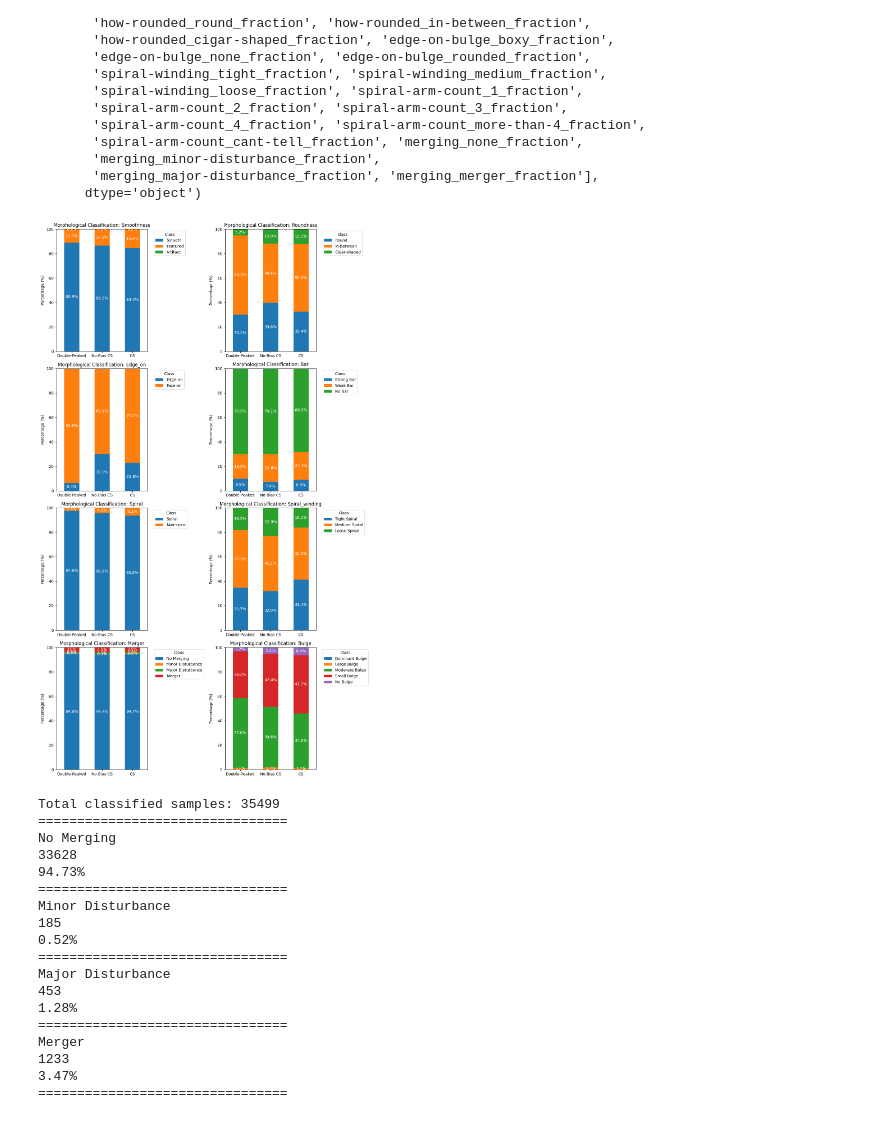
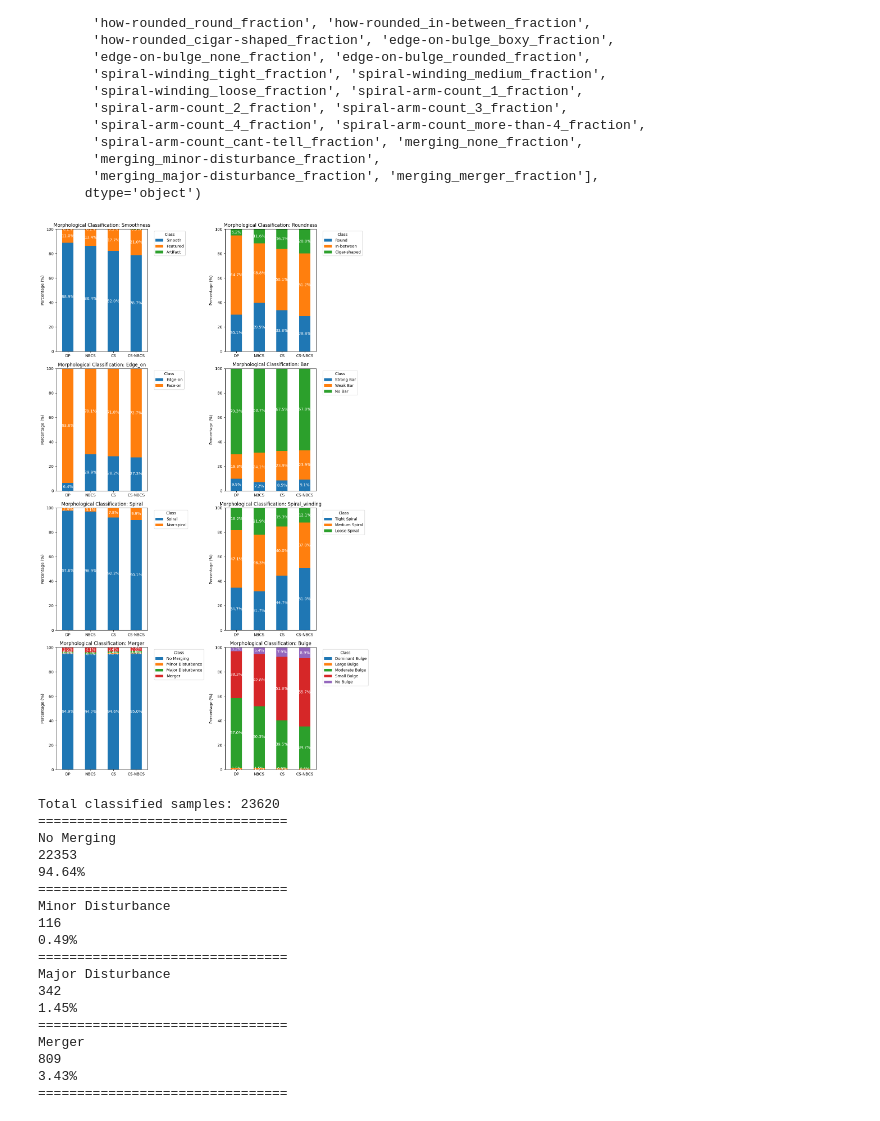
Before and after one commit to hyp0515/searching_inflow, a Jupyter notebook: morph_analyze.ipynb, the cells around one changed output. Cells and saved outputs as stored; diff of their text form; code cells hidden in the pictures.

Commit message:
ADD pipeline to extract dp samples (undone)

```diff
--- a/morph_analyze.ipynb
+++ b/morph_analyze.ipynb
@@ -16,11 +16,14 @@ gz_df = pd.read_csv('/Users/hyp0515/data/gz_desi_deep_learning_catalog_friendly.
 # %%
 dp_samples_ids      = read_ids('dp_samples_ids.txt')
 nbcs_samples_ids    = read_ids('nbcs_samples_ids.txt')
-cs_samples_ids      = read_ids('parent_samples_ids.txt')
+cs_samples_ids      = read_ids('cs_samples_ids.txt')
+cs_wo_nb_samples_ids = [tid for tid in cs_samples_ids if tid not in nbcs_samples_ids]
+
 
 DP_SPECTRA = Spectrum(spectra_data, color_data, cigale_data, fastspecfit, load_targetID=dp_samples_ids)
 NBCS_SPECTRA = Spectrum(spectra_data, color_data, cigale_data, fastspecfit, load_targetID=nbcs_samples_ids)
 CS_SPECTRA = Spectrum(spectra_data, color_data, cigale_data, fastspecfit, load_targetID=cs_samples_ids)
+CS_WO_NB_SPECTRA = Spectrum(spectra_data, color_data, cigale_data, fastspecfit, load_targetID=cs_wo_nb_samples_ids)
 # %%
 from scipy.spatial import KDTree
 
@@ -71,10 +74,12 @@ def find_all_matches(spectra_df, gz_df, gz_tree, search_radius_deg=0.001):
 dp_morph_df = find_all_matches(DP_SPECTRA.df, gz_df, gz_tree)
 nbcs_morph_df = find_all_matches(NBCS_SPECTRA.df, gz_df, gz_tree)
 cs_morph_df = find_all_matches(CS_SPECTRA.df, gz_df, gz_tree)
+cs_wo_nb_morph_df = find_all_matches(CS_WO_NB_SPECTRA.df, gz_df, gz_tree)
 
 print("DP matches found:", len(dp_morph_df))
 print("NBCS matches found:", len(nbcs_morph_df))
 print("CS matches found:", len(cs_morph_df))
+print("CS without NBCS matches found:", len(cs_wo_nb_morph_df))
 dp_morph_df.head()
 # %% [output]
 DP matches found: 11879
@@ -180,43 +186,44 @@ for name, (cols, class_names) in classes.items():
     dp_percentages = get_classification_percentages(dp_morph_df, cols, class_names)
     nbcs_percentages = get_classification_percentages(nbcs_morph_df, cols, class_names)
     cs_percentages = get_classification_percentages(cs_morph_df, cols, class_names)
+    cs_wo_nb_percentages = get_classification_percentages(cs_wo_nb_morph_df, cols, class_names)
 
     # Combine the results into a single DataFrame
-    combined_df = pd.DataFrame({'Double-Peaked': dp_percentages, 'No-Bias CS': nbcs_percentages, 'CS': cs_percentages})
+    combined_df = pd.DataFrame({'DP': dp_percentages, 'NBCS': nbcs_percentages, 'CS': cs_percentages, 'CS-NBCS': cs_wo_nb_percentages})
     plot_data[name] = combined_df
 
 # Create subplots for each classification category
 # Determine grid size for subplots
 n_items = len(plot_data)
 n_cols = 2
 n_rows = (n_items + n_cols - 1) // n_cols
 fig, axes = plt.subplots(n_rows, n_cols, figsize=(12, n_rows * 5))
 axes = axes.flatten() # Flatten the 2D array of axes for easy iteration
 
 for i, (name, df) in enumerate(plot_data.items()):
     # Transpose the DataFrame to have samples (DP, CS) on the x-axis
     df.T.plot(kind='bar', stacked=True, ax=axes[i], rot=0)
     axes[i].set_title(f'Morphological Classification: {name.capitalize()}')
     axes[i].set_ylabel('Percentage (%)')
     axes[i].legend(title='Class', bbox_to_anchor=(1.05, 1), loc='upper left')
     axes[i].set_ylim(0, 100)
 
     # Add percentage labels to each container
     for container in axes[i].containers:
         # Create labels, but only for bars with height > 0
         labels = [f'{v.get_height():.1f}%' if v.get_height() > 0 else '' for v in container]
         axes[i].bar_label(container, labels=labels, label_type='center', color='white')
 
 
 # Hide any unused subplots
 for j in range(i + 1, len(axes)):
     fig.delaxes(axes[j])
 
 plt.tight_layout()
-plt.savefig('./figures/Jan7/morphological_classification.png')
+plt.savefig('./figures/Jan7/morphological_classification_new.png')
 plt.show()
 # %% [output]
-[figure, old version]
+[figure, new version]
 # %%
 merger = cs_morph_df[merger_cols].dropna(how='all')
 highest_fraction_col = merger.idxmax(axis=1)
@@ -237,22 +244,22 @@ for i, col_name in enumerate(merger_cols):
         print('0.00%')
     print('================================')
 # %% [output]
-Total classified samples: 35499
+Total classified samples: 23620
 ================================
 No Merging
-33628
-94.73%
+22353
+94.64%
 ================================
 Minor Disturbance
-185
-0.52%
+116
+0.49%
 ================================
 Major Disturbance
-453
-1.28%
+342
+1.45%
 ================================
 Merger
-1233
-3.47%
+809
+3.43%
 ================================
 # %%
```
Also changed, not shown: parts of 2 cells of this notebook, 3 other files.
